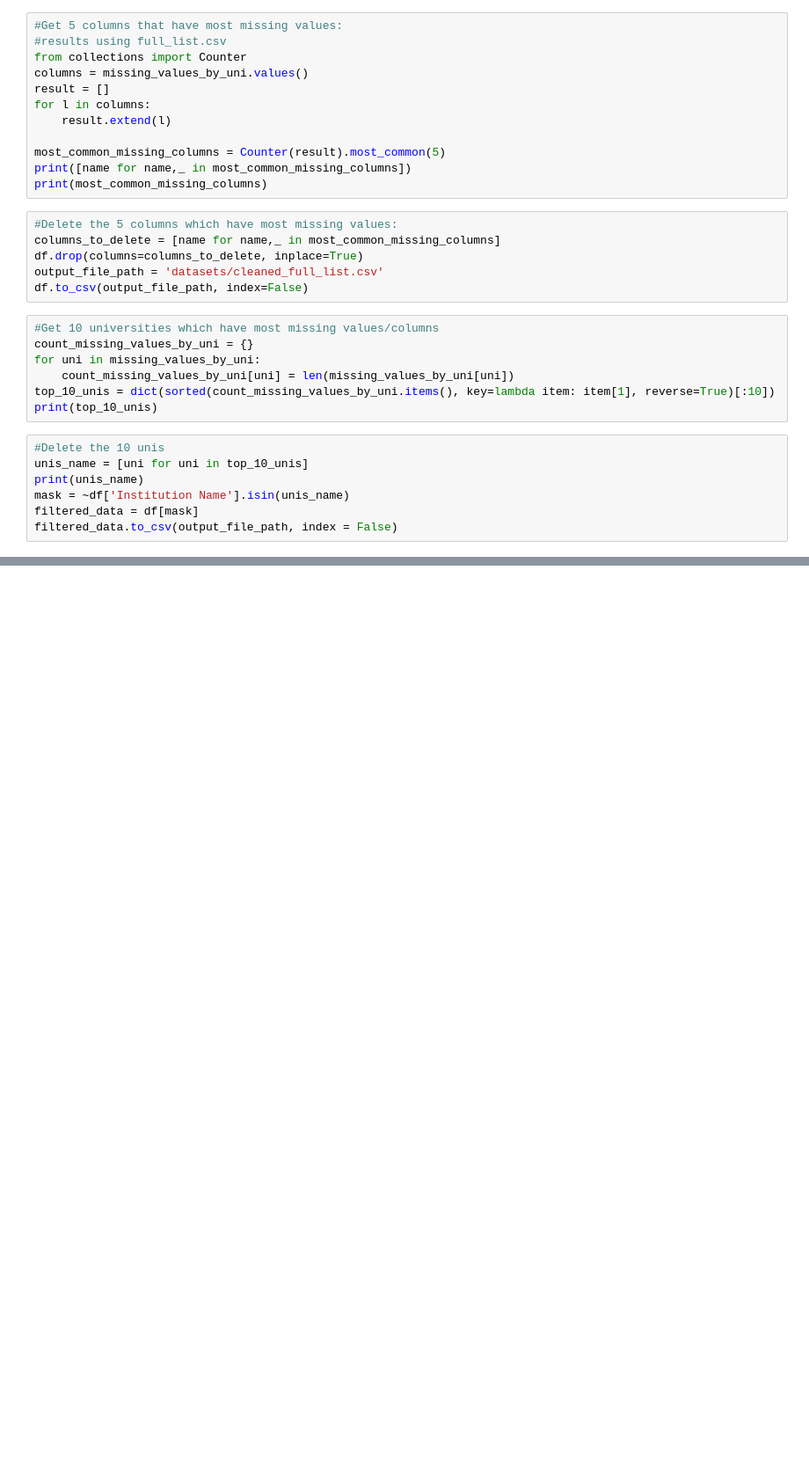
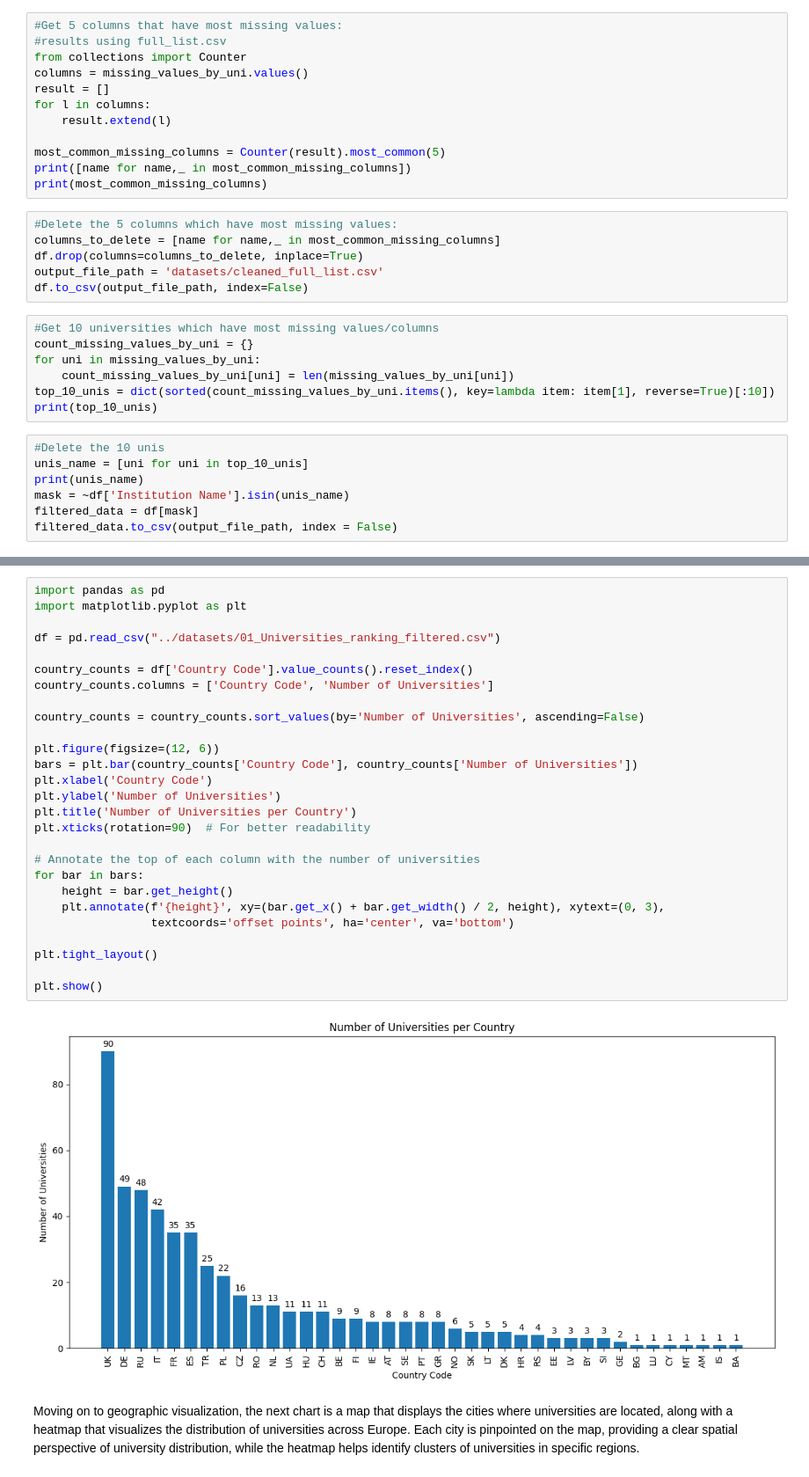
Before and after one commit to ikirovska/PRI-project, a Jupyter notebook: scripts/main.ipynb, the cells around one changed output, grey strips where cells are left out. Shown: that part at 88% size. Saved outputs shown, nothing was run; the diff lists cells and outputs as text; blank space fills up the shorter version.

Commit message:
Data Visualization almost done

```diff
--- a/scripts/main.ipynb
+++ b/scripts/main.ipynb
@@ -346,0 +415,31 @@ filtered_data.to_csv(output_file_path, index = False)
+# %%
+import pandas as pd
+import matplotlib.pyplot as plt
+
+df = pd.read_csv("../datasets/01_Universities_ranking_filtered.csv")
+
+country_counts = df['Country Code'].value_counts().reset_index()
+country_counts.columns = ['Country Code', 'Number of Universities']
+
+country_counts = country_counts.sort_values(by='Number of Universities', ascending=False)
+
+plt.figure(figsize=(12, 6))
+bars = plt.bar(country_counts['Country Code'], country_counts['Number of Universities'])
+plt.xlabel('Country Code')
+plt.ylabel('Number of Universities')
+plt.title('Number of Universities per Country')
+plt.xticks(rotation=90)  # For better readability
+
+# Annotate the top of each column with the number of universities
+for bar in bars:
+    height = bar.get_height()
+    plt.annotate(f'{height}', xy=(bar.get_x() + bar.get_width() / 2, height), xytext=(0, 3),
+                 textcoords='offset points', ha='center', va='bottom')
+
+plt.tight_layout()
+
+plt.show()
+# %% [output]
+[figure, added]
+# %% [markdown]
+Moving on to geographic visualization, the next chart is a map that displays the cities where universities are located, along with a heatmap that visualizes the distribution of universities across Europe. Each city is pinpointed on the map, providing a clear spatial perspective of university distribution, while the heatmap helps identify clusters of universities in specific regions.
```
Also changed, not shown: parts of 12 cells of this notebook.
